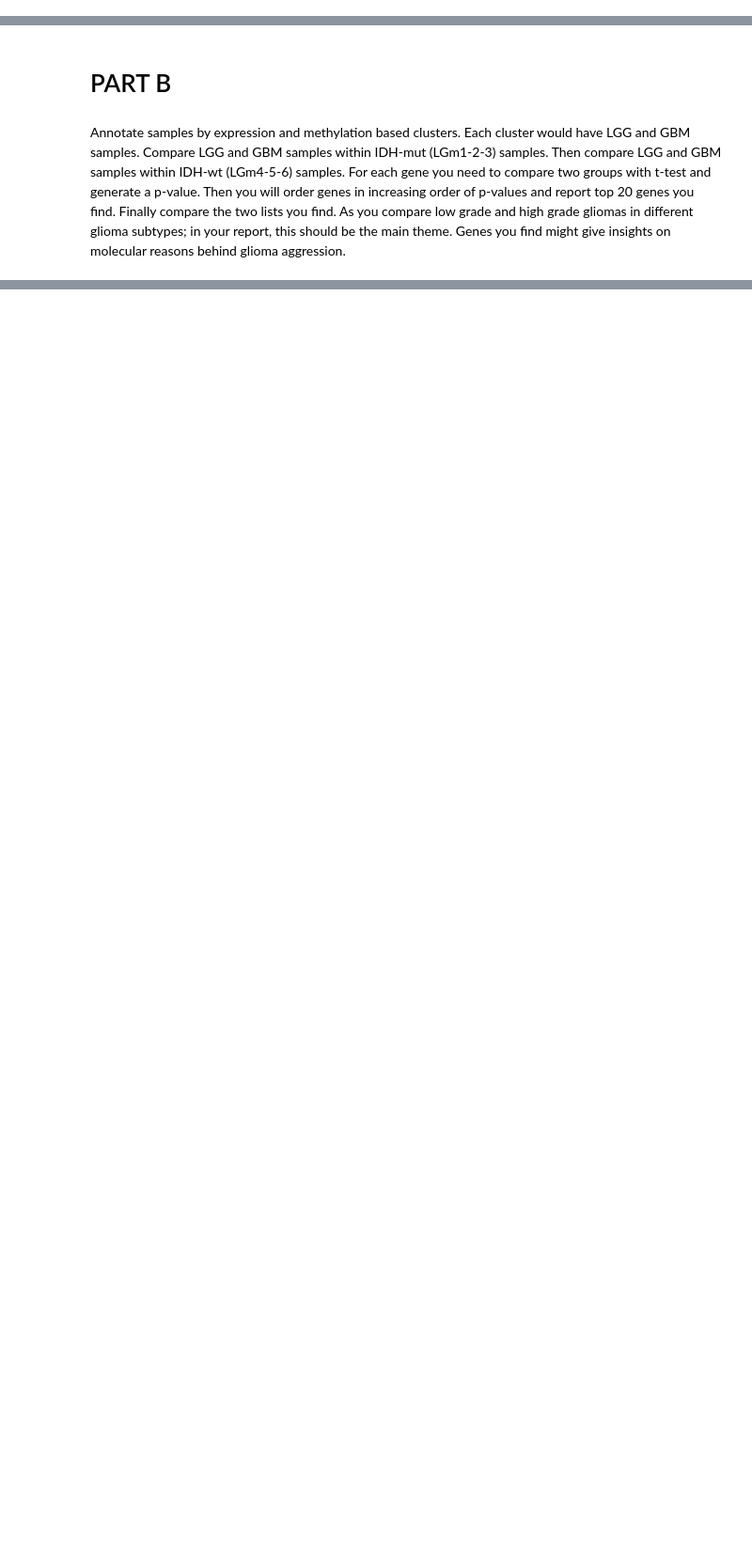
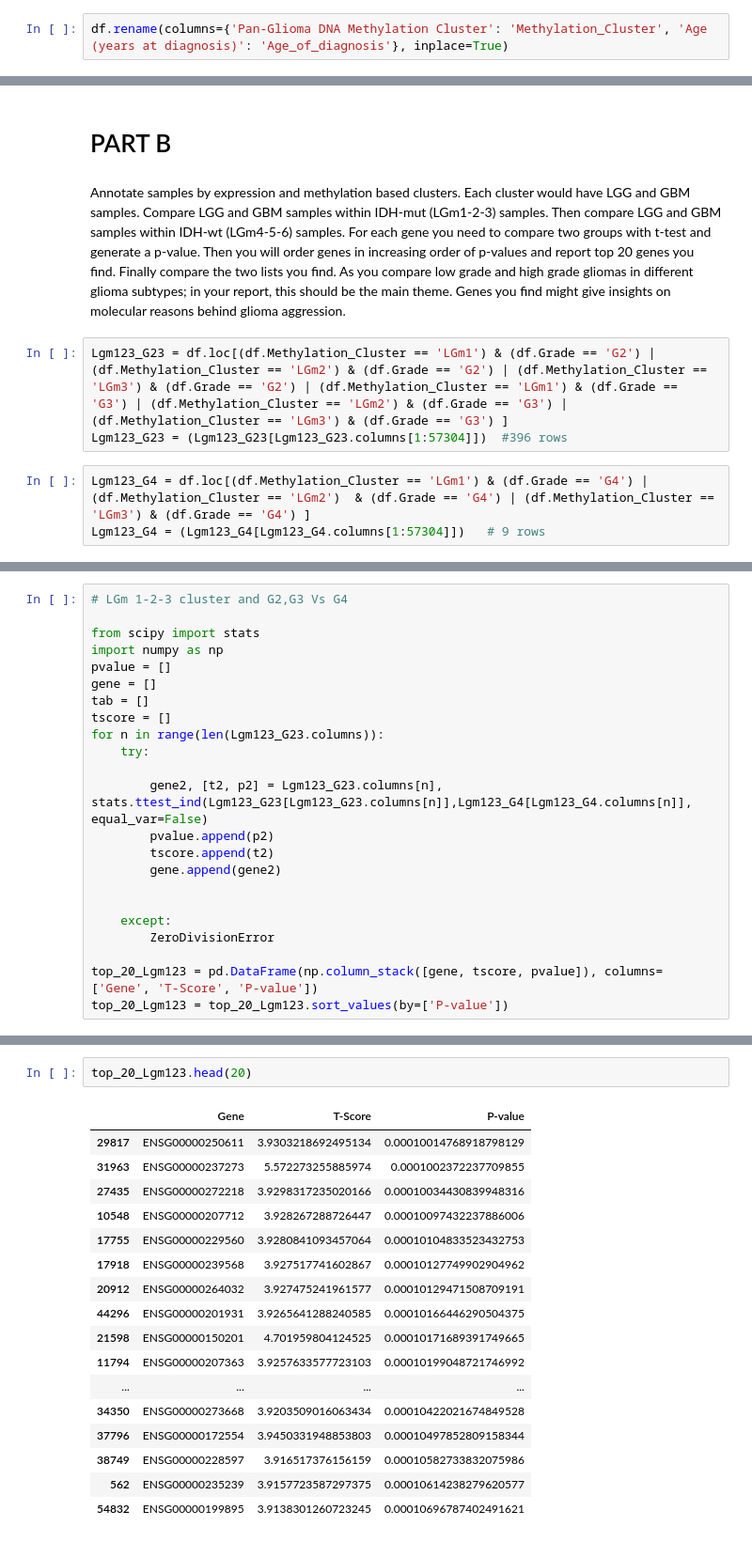
Before and after one commit to kanzabatool/Comp_genomics, a Jupyter notebook: computational_genomics.ipynb, the cells around one changed output, grey strips where cells are left out. Shown: that part at 94% size. Saved outputs shown, nothing was run; the diff lists cells and outputs as text; blank space fills up the shorter version.

```diff
--- a/computational_genomics.ipynb
+++ b/computational_genomics.ipynb
@@ -247,6 +226,8 @@ annotationtable
 df = pd.merge(Table_T, table2,on='TCGA_ID', how='inner')
 # %%
 df = pd.merge(df, annotationtable,on='TCGA_ID', how='inner')
+# %%
+df.rename(columns={'Pan-Glioma DNA Methylation Cluster': 'Methylation_Cluster', 'Age (years at diagnosis)': 'Age_of_diagnosis'}, inplace=True)
 # %%
 df
 # %% [output]
@@ -392,3 +373,9 @@ Annotate samples by expression and methylation based clusters. Each cluster woul
 For each gene you need to compare two groups with t-test and generate a p-value. Then you will order genes in increasing order of p-values and report top 20 genes you find.
 Finally compare the two lists you find.
 As you compare low grade and high grade gliomas in different glioma subtypes; in your report, this should be the main theme. Genes you find might give insights on molecular reasons behind glioma aggression.
+# %%
+Lgm123_G23 = df.loc[(df.Methylation_Cluster == 'LGm1') & (df.Grade == 'G2') | (df.Methylation_Cluster == 'LGm2') & (df.Grade == 'G2') | (df.Methylation_Cluster == 'LGm3') & (df.Grade == 'G2') | (df.Methylation_Cluster == 'LGm1') & (df.Grade == 'G3') | (df.Methylation_Cluster == 'LGm2') & (df.Grade == 'G3') | (df.Methylation_Cluster == 'LGm3') & (df.Grade == 'G3') ]
+Lgm123_G23 = (Lgm123_G23[Lgm123_G23.columns[1:57304]])  #396 rows
+# %%
+Lgm123_G4 = df.loc[(df.Methylation_Cluster == 'LGm1') & (df.Grade == 'G4') | (df.Methylation_Cluster == 'LGm2')  & (df.Grade == 'G4') | (df.Methylation_Cluster == 'LGm3') & (df.Grade == 'G4') ]
+Lgm123_G4 = (Lgm123_G4[Lgm123_G4.columns[1:57304]])   # 9 rows
@@ -394,0 +388,23 @@ As you compare low grade and high grade gliomas in different glioma subtypes; in
+# %%
+# LGm 1-2-3 cluster and G2,G3 Vs G4
+
+from scipy import stats
+import numpy as np
+pvalue = []
+gene = []
+tab = []
+tscore = []
+for n in range(len(Lgm123_G23.columns)):
+    try:
+
+        gene2, [t2, p2] = Lgm123_G23.columns[n], stats.ttest_ind(Lgm123_G23[Lgm123_G23.columns[n]],Lgm123_G4[Lgm123_G4.columns[n]], equal_var=False)
+        pvalue.append(p2)
+        tscore.append(t2)
+        gene.append(gene2)
+
+
+    except:
+        ZeroDivisionError
+
+top_20_Lgm123 = pd.DataFrame(np.column_stack([gene, tscore, pvalue]), columns=['Gene', 'T-Score', 'P-value'])
+top_20_Lgm123 = top_20_Lgm123.sort_values(by=['P-value'])
@@ -394,0 +434,20 @@ As you compare low grade and high grade gliomas in different glioma subtypes; in
+# %%
+top_20_Lgm123.head(20)
+# %% [output]
+|  | Gene | T-Score | P-value |
+| 29817 | ENSG00000250611 | 3.9303218692495134 | 0.00010014768918798129 |
+| 31963 | ENSG00000237273 | 5.572273255885974 | 0.0001002372237709855 |
+| 27435 | ENSG00000272218 | 3.9298317235020166 | 0.00010034430839948316 |
+| 10548 | ENSG00000207712 | 3.928267288726447 | 0.00010097432237886006 |
+| 17755 | ENSG00000229560 | 3.9280841093457064 | 0.00010104833523432753 |
+| 17918 | ENSG00000239568 | 3.927517741602867 | 0.00010127749902904962 |
+| 20912 | ENSG00000264032 | 3.927475241961577 | 0.00010129471508709191 |
+| 44296 | ENSG00000201931 | 3.9265641288240585 | 0.00010166446290504375 |
+| 21598 | ENSG00000150201 | 4.701959804124525 | 0.00010171689391749665 |
+| 11794 | ENSG00000207363 | 3.9257633577723103 | 0.00010199048721746992 |
+| ... | ... | ... | ... |
+| 34350 | ENSG00000273668 | 3.9203509016063434 | 0.00010422021674849528 |
+| 37796 | ENSG00000172554 | 3.9450331948853803 | 0.00010497852809158344 |
+| 38749 | ENSG00000228597 | 3.916517376156159 | 0.00010582733832075986 |
+| 562 | ENSG00000235239 | 3.9157723587297375 | 0.00010614238279620577 |
+| 54832 | ENSG00000199895 | 3.9138301260723245 | 0.00010696787402491621 |
```
Also changed, not shown: parts of 5 cells of this notebook.
